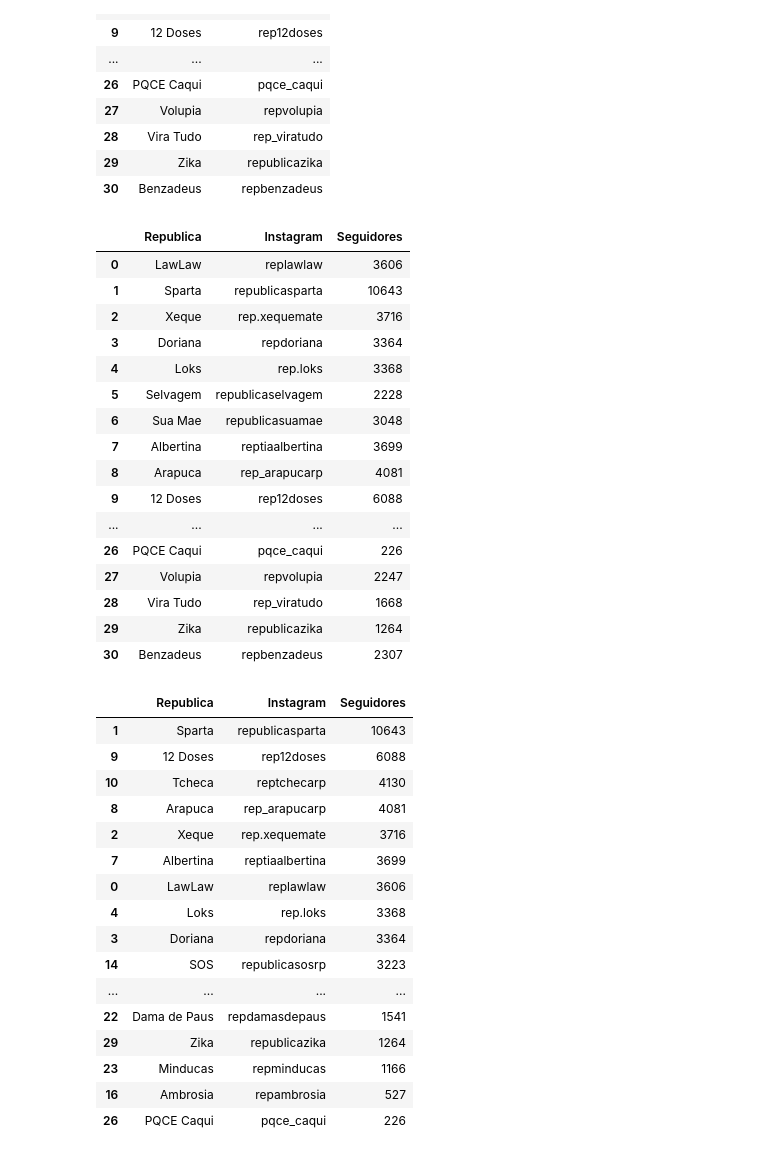
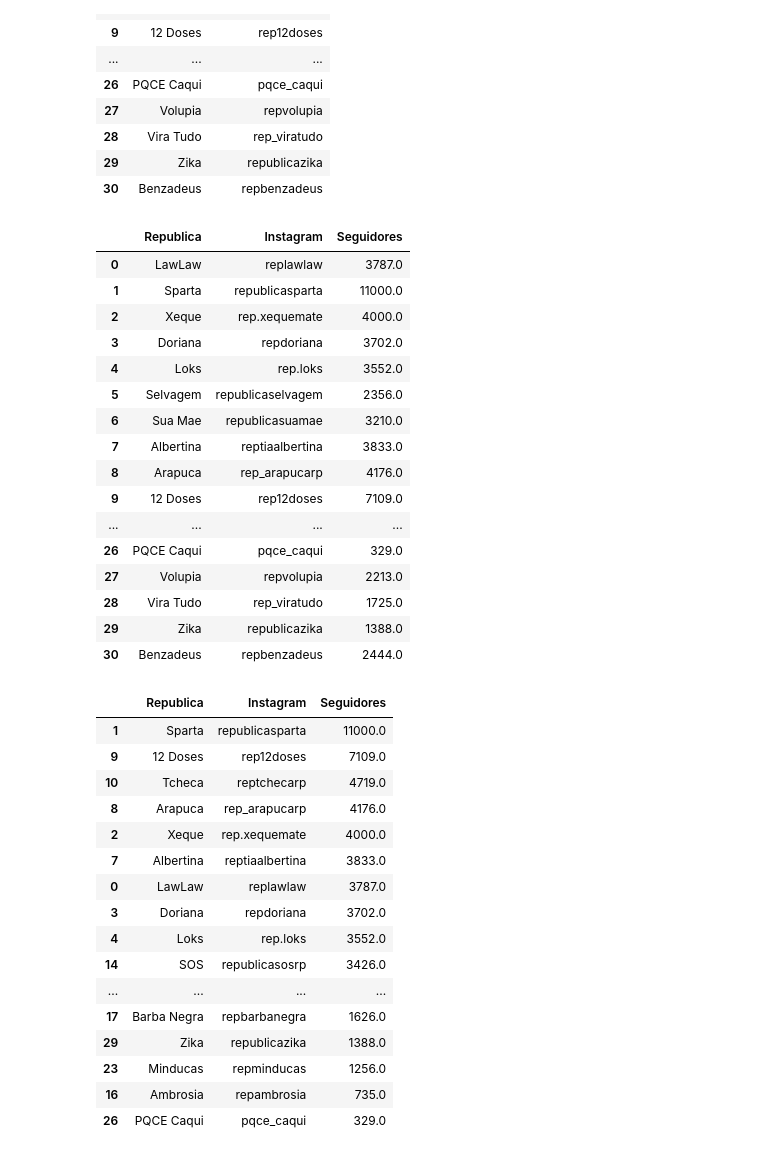
Before and after one commit to luizhennri/instagram_profiles_analysis, a Jupyter notebook: api.ipynb, the cells around one changed output. Drawn from its saved outputs; the diff is of its cells as text; code cells hidden in the pictures.

```diff
--- a/api.ipynb
+++ b/api.ipynb
@@ -28,52 +30,61 @@ reps_df
 # %%
 followers_list = []
 
 for ig in reps_df['Instagram'].values:
     response_profile = requests.get('https://www.instagram.com/' + ig).text
-    followers = re.findall(r'"userInteractionCount":"[0-9]+"}', response_profile)[1]
-    followers_list.append(int(re.findall(r'\d+', followers)[0]))
+
+    soup = BeautifulSoup(response_profile, 'html.parser')
+
+    followers = soup.find("meta", property="og:description")["content"].split(' ')[0]
+
+    if 'K' in followers:
+        followers_list.append(float(followers.replace('K', '000')))
+    elif ',' in followers:
+        followers_list.append(float(followers.replace(',', '')))
+    else:
+        followers_list.append(float(followers))
 
 reps_df['Seguidores'] = followers_list
 reps_df
 # %% [output]
 |  | Republica | Instagram | Seguidores |
-| 0 | LawLaw | replawlaw | 3606 |
-| 1 | Sparta | republicasparta | 10643 |
-| 2 | Xeque | rep.xequemate | 3716 |
-| 3 | Doriana | repdoriana | 3364 |
-| 4 | Loks | rep.loks | 3368 |
-| 5 | Selvagem | republicaselvagem | 2228 |
-| 6 | Sua Mae | republicasuamae | 3048 |
-| 7 | Albertina | reptiaalbertina | 3699 |
-| 8 | Arapuca | rep_arapucarp | 4081 |
-| 9 | 12 Doses | rep12doses | 6088 |
+| 0 | LawLaw | replawlaw | 3787.0 |
+| 1 | Sparta | republicasparta | 11000.0 |
+| 2 | Xeque | rep.xequemate | 4000.0 |
+| 3 | Doriana | repdoriana | 3702.0 |
+| 4 | Loks | rep.loks | 3552.0 |
+| 5 | Selvagem | republicaselvagem | 2356.0 |
+| 6 | Sua Mae | republicasuamae | 3210.0 |
+| 7 | Albertina | reptiaalbertina | 3833.0 |
+| 8 | Arapuca | rep_arapucarp | 4176.0 |
+| 9 | 12 Doses | rep12doses | 7109.0 |
 | ... | ... | ... | ... |
-| 26 | PQCE Caqui | pqce_caqui | 226 |
-| 27 | Volupia | repvolupia | 2247 |
-| 28 | Vira Tudo | rep_viratudo | 1668 |
-| 29 | Zika | republicazika | 1264 |
-| 30 | Benzadeus | repbenzadeus | 2307 |
+| 26 | PQCE Caqui | pqce_caqui | 329.0 |
+| 27 | Volupia | repvolupia | 2213.0 |
+| 28 | Vira Tudo | rep_viratudo | 1725.0 |
+| 29 | Zika | republicazika | 1388.0 |
+| 30 | Benzadeus | repbenzadeus | 2444.0 |
 # %%
 graph_rep = reps_df.sort_values(['Seguidores'], ascending=False)
 graph_rep
 # %% [output]
 |  | Republica | Instagram | Seguidores |
-| 1 | Sparta | republicasparta | 10643 |
-| 9 | 12 Doses | rep12doses | 6088 |
-| 10 | Tcheca | reptchecarp | 4130 |
-| 8 | Arapuca | rep_arapucarp | 4081 |
-| 2 | Xeque | rep.xequemate | 3716 |
-| 7 | Albertina | reptiaalbertina | 3699 |
-| 0 | LawLaw | replawlaw | 3606 |
-| 4 | Loks | rep.loks | 3368 |
-| 3 | Doriana | repdoriana | 3364 |
-| 14 | SOS | republicasosrp | 3223 |
+| 1 | Sparta | republicasparta | 11000.0 |
+| 9 | 12 Doses | rep12doses | 7109.0 |
+| 10 | Tcheca | reptchecarp | 4719.0 |
+| 8 | Arapuca | rep_arapucarp | 4176.0 |
+| 2 | Xeque | rep.xequemate | 4000.0 |
+| 7 | Albertina | reptiaalbertina | 3833.0 |
+| 0 | LawLaw | replawlaw | 3787.0 |
+| 3 | Doriana | repdoriana | 3702.0 |
+| 4 | Loks | rep.loks | 3552.0 |
+| 14 | SOS | republicasosrp | 3426.0 |
 | ... | ... | ... | ... |
-| 22 | Dama de Paus | repdamasdepaus | 1541 |
-| 29 | Zika | republicazika | 1264 |
-| 23 | Minducas | repminducas | 1166 |
-| 16 | Ambrosia | repambrosia | 527 |
-| 26 | PQCE Caqui | pqce_caqui | 226 |
+| 17 | Barba Negra | repbarbanegra | 1626.0 |
+| 29 | Zika | republicazika | 1388.0 |
+| 23 | Minducas | repminducas | 1256.0 |
+| 16 | Ambrosia | repambrosia | 735.0 |
+| 26 | PQCE Caqui | pqce_caqui | 329.0 |
 # %%
 plt.subplots(figsize=(18, 8))
 ax = sns.barplot(x = graph_rep['Republica'][0:18], y = graph_rep['Seguidores'][0:18], palette = 'magma')
```
Also changed, not shown: parts of 2 cells of this notebook, 2 other files.
